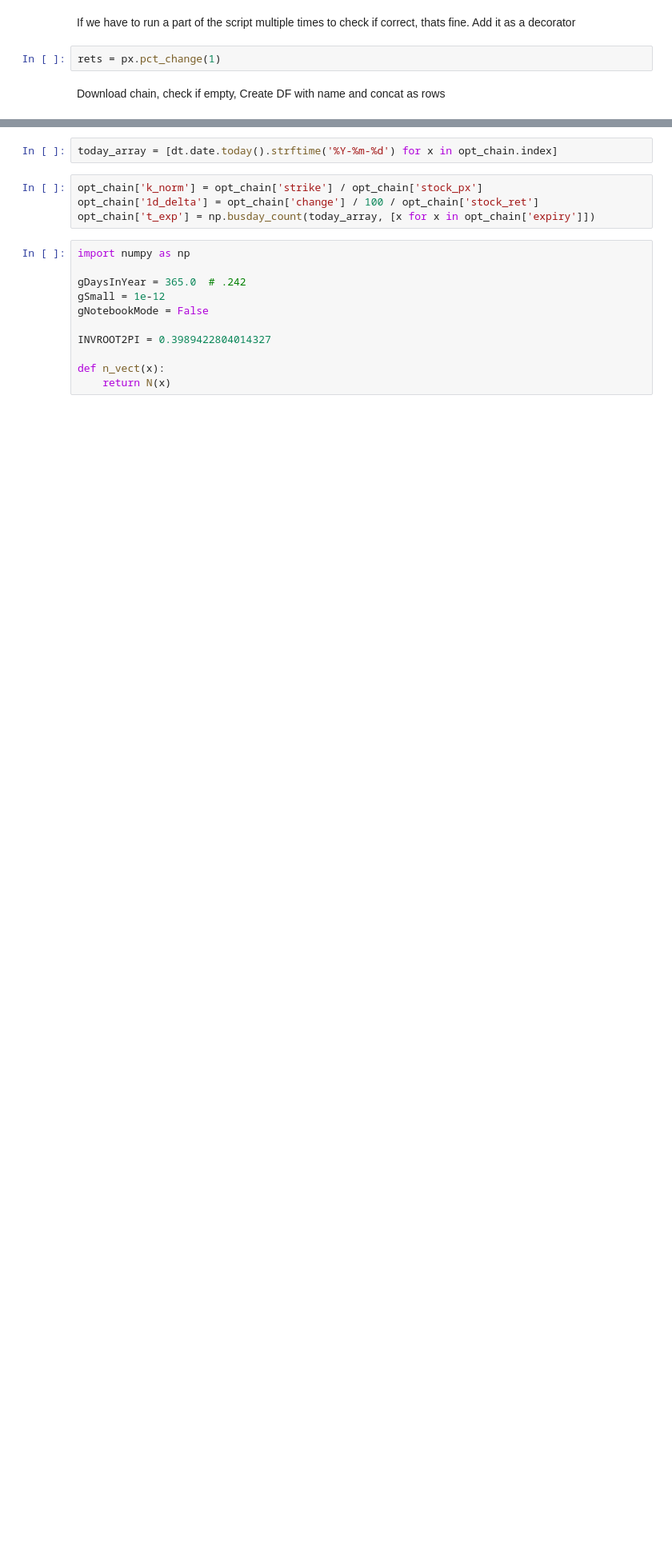
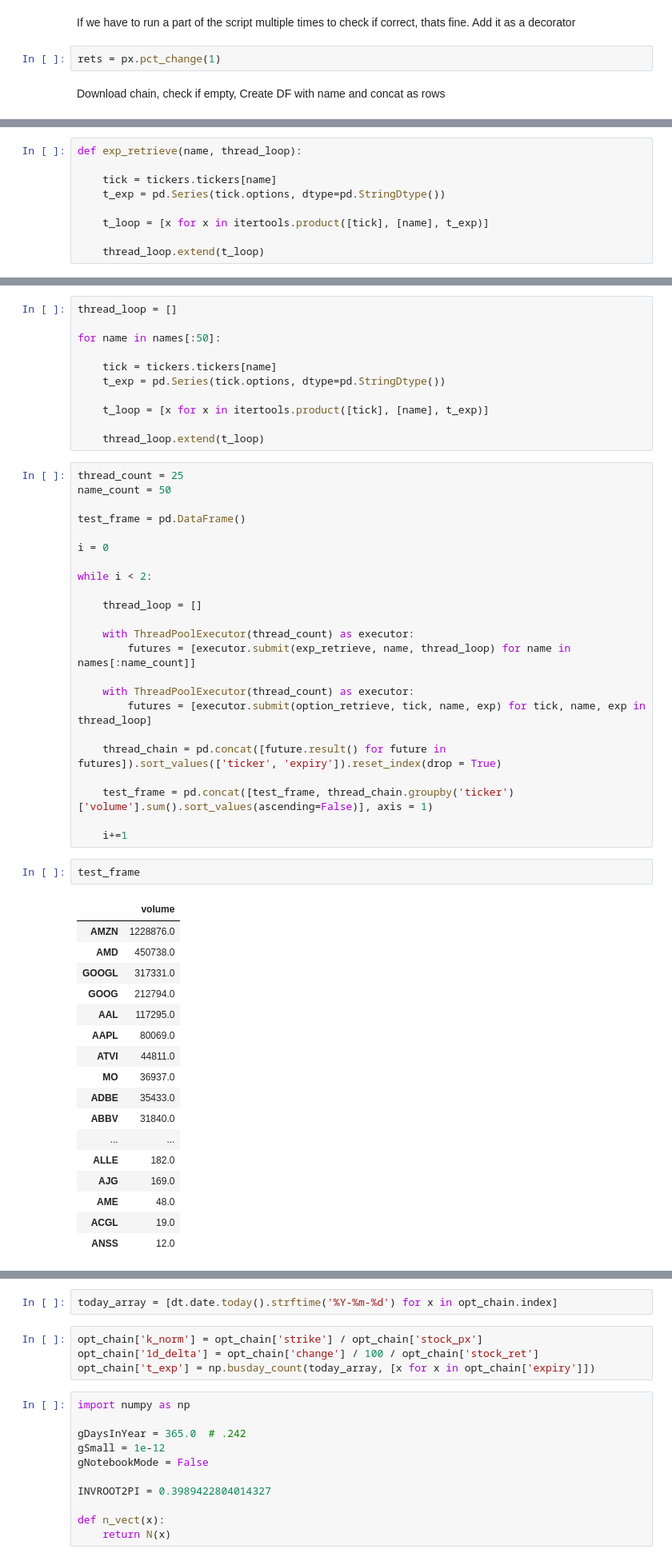
Before and after one commit to BenBowring/OptionSite, a Jupyter notebook: scraping_test.ipynb, the cells around one changed output, grey strips where cells are left out. Shown at 80% size. Cells and saved outputs as stored; diff of their text form; blank space fills up the shorter version.

Commit message:
Ugly Threading Implementation for option chain

```diff
--- a/scraping_test.ipynb
+++ b/scraping_test.ipynb
@@ -43,0 +49,9 @@ Download chain, check if empty, Create DF with name and concat as rows
+# %%
+def exp_retrieve(name, thread_loop):
+
+    tick = tickers.tickers[name]
+    t_exp = pd.Series(tick.options, dtype=pd.StringDtype())
+
+    t_loop = [x for x in itertools.product([tick], [name], t_exp)]
+
+    thread_loop.extend(t_loop)
@@ -44,3 +78,57 @@ Download chain, check if empty, Create DF with name and concat as rows
+# %%
+thread_loop = []
+
+for name in names[:50]:
+
+    tick = tickers.tickers[name]
+    t_exp = pd.Series(tick.options, dtype=pd.StringDtype())
+
+    t_loop = [x for x in itertools.product([tick], [name], t_exp)]
+
+    thread_loop.extend(t_loop)
+# %%
+thread_count = 25
+name_count = 50
+
+test_frame = pd.DataFrame()
+
+i = 0
+
+while i < 2:
+
+    thread_loop = []
+
+    with ThreadPoolExecutor(thread_count) as executor:
+        futures = [executor.submit(exp_retrieve, name, thread_loop) for name in names[:name_count]]
+
+    with ThreadPoolExecutor(thread_count) as executor:
+        futures = [executor.submit(option_retrieve, tick, name, exp) for tick, name, exp in thread_loop]
+
+    thread_chain = pd.concat([future.result() for future in futures]).sort_values(['ticker', 'expiry']).reset_index(drop = True)
+
+    test_frame = pd.concat([test_frame, thread_chain.groupby('ticker')['volume'].sum().sort_values(ascending=False)], axis = 1)
+
+    i+=1
+# %%
+test_frame
+# %% [output]
+|  | volume |
+| AMZN | 1228876.0 |
+| AMD | 450738.0 |
+| GOOGL | 317331.0 |
+| GOOG | 212794.0 |
+| AAL | 117295.0 |
+| AAPL | 80069.0 |
+| ATVI | 44811.0 |
+| MO | 36937.0 |
+| ADBE | 35433.0 |
+| ABBV | 31840.0 |
+| ... | ... |
+| ALLE | 182.0 |
+| AJG | 169.0 |
+| AME | 48.0 |
+| ACGL | 19.0 |
+| ANSS | 12.0 |
 # %%
 tickers = yf.Tickers(name_query)
 
```
Also changed, not shown: parts of 21 cells of this notebook.
